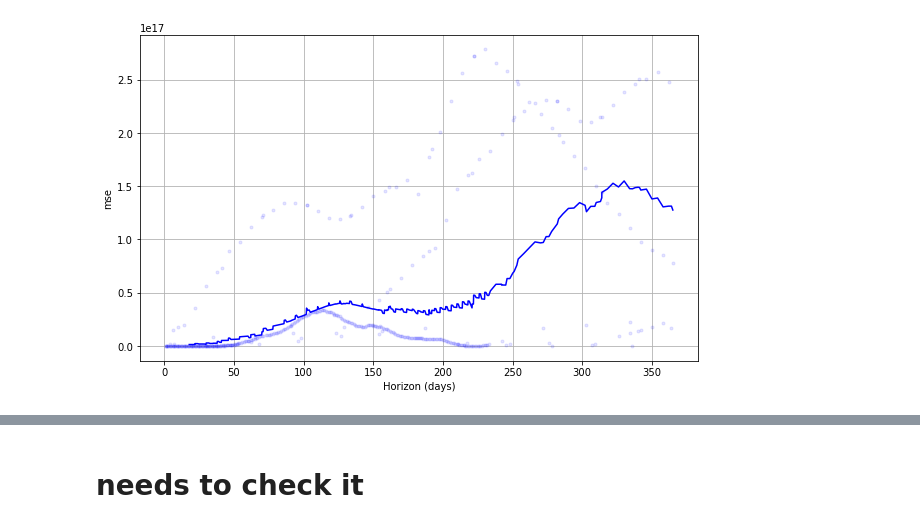
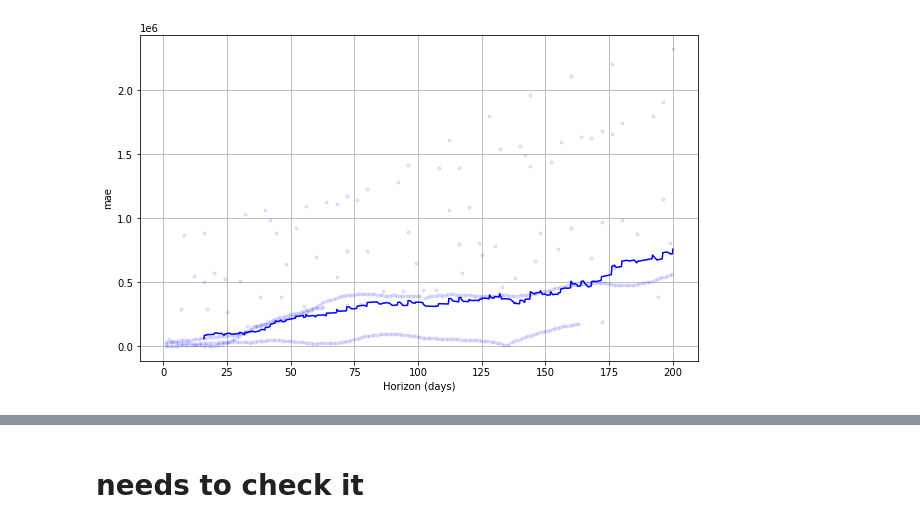
Before and after one commit to Fa7adbina/NBM_Reg_project2, a Jupyter notebook: Regression_ProjectV1.ipynb, the cells around one changed output, grey strips where cells are left out. Saved outputs shown, nothing was run; the diff lists cells and outputs as text; code cells hidden in the pictures.

```diff
--- a/Regression_ProjectV1.ipynb
+++ b/Regression_ProjectV1.ipynb
@@ -105,3 +175,3 @@ future = m.make_future_dataframe(periods=365)
 # %%
-forecast = m.predict(future)
+# forecast = m.predict(future)
 # %%
@@ -176,3 +209,11 @@ top1_m = pd.concat([top1_df[["Date","TotalSubscribers","TotalVideoViews"]],top1[
 # %%
-X_y = top1_m[["Date","TotalVideoViews"]]#[top1_df["DailyVideoViews"] != 0]
-X_y.columns = ["ds","y"]
+ys_yhats = []
+for c in [top1_df,top2_df,top3_df,top4_df,top5_df]:
+    X_y = c[["Date","TotalSubscribers"]]#[top1_df["DailyVideoViews"] != 0]
+    X_y.columns = ["ds","y"]
+    md = Prophet()
+    md.fit(X_y.drop_duplicates(subset="y"))
+            ############# Training #############
+    future = md.make_future_dataframe(0)
+    forecast = md.predict(future)
+    ys_yhats.append(X_y.merge(forecast[["ds","yhat"]],on="ds"))
@@ -178,0 +224,9 @@ X_y.columns = ["ds","y"]
+# %%
+df_cv = []
+for c in [top1_df,top2_df,top3_df,top4_df,top5_df]:
+    X_y = c[["Date","TotalSubscribers"]]#[top1_df["DailyVideoViews"] != 0]
+    X_y.columns = ["ds","y"]
+    md = Prophet()
+    md.fit(X_y.drop_duplicates(subset="y"))
+        ############ Validation #############
+    df_cv.append(cross_validation(md,horizon = '170 days'))
@@ -203,3 +312,3 @@ Name: ds, Length: 1172, dtype: datetime64[ns]
 # %%
-df_cv = cross_validation(md,initial='730 days', period='180 days', horizon = '365 days')
+df_cv = cross_validation(md,initial='730 days', period='100 days', horizon = '200 days')
 # %% [output]
@@ -243,9 +360,8 @@ df_p
 333 rows × 8 columns
 # %%
-from prophet.plot import plot_cross_validation_metric
-fig = plot_cross_validation_metric(df_cv, metric='mse')
+fig = plot_cross_validation_metric(df_cv, metric='mae')
 # %% [output]
-[figure, old version]
+[figure, new version]
 # %%
 future = md.make_future_dataframe(periods=365)
 # %%
```
Also changed, not shown: parts of 43 cells of this notebook.
